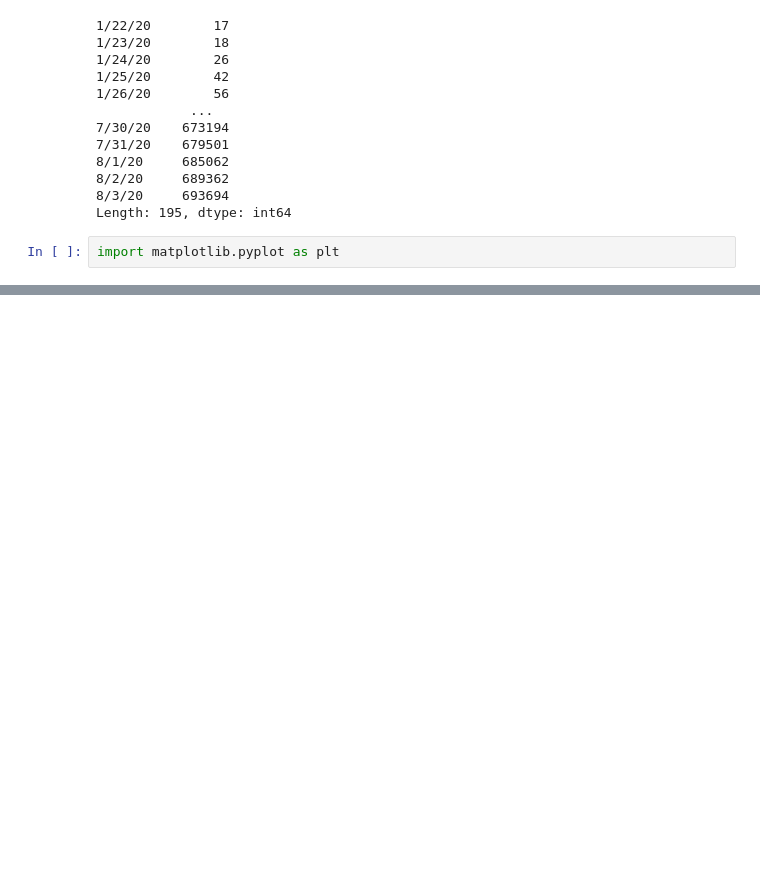
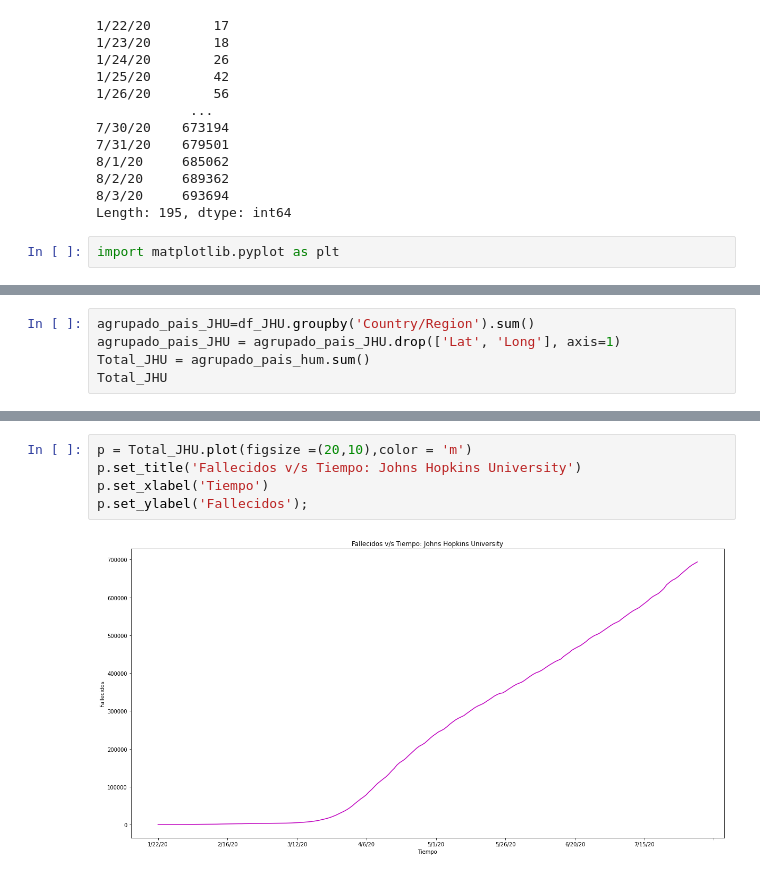
Before and after one commit to Tisks/Covid-Big-Data, a Jupyter notebook: Grafico_mundial_3_HumData.ipynb, the cells around one changed output, grey strips where cells are left out. Drawn from its saved outputs; the diff is of its cells as text; blank space fills up the shorter version.

```diff
--- a/Grafico_mundial_3_HumData.ipynb
+++ b/Grafico_mundial_3_HumData.ipynb
@@ -48,0 +66,5 @@ p.set_ylabel('Fallecidos');
+# %%
+agrupado_pais_JHU=df_JHU.groupby('Country/Region').sum()
+agrupado_pais_JHU = agrupado_pais_JHU.drop(['Lat', 'Long'], axis=1)
+Total_JHU = agrupado_pais_hum.sum()
+Total_JHU
@@ -48,0 +84,7 @@ p.set_ylabel('Fallecidos');
+# %%
+p = Total_JHU.plot(figsize =(20,10),color = 'm')
+p.set_title('Fallecidos v/s Tiempo: Johns Hopkins University')
+p.set_xlabel('Tiempo')
+p.set_ylabel('Fallecidos');
+# %% [output]
+[figure, added]
```
Also changed, not shown: parts of 5 cells of this notebook.
